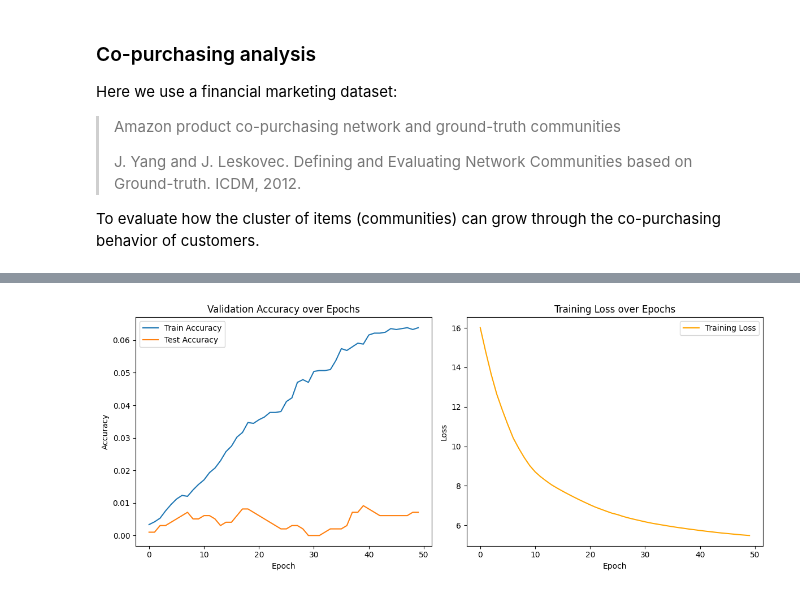
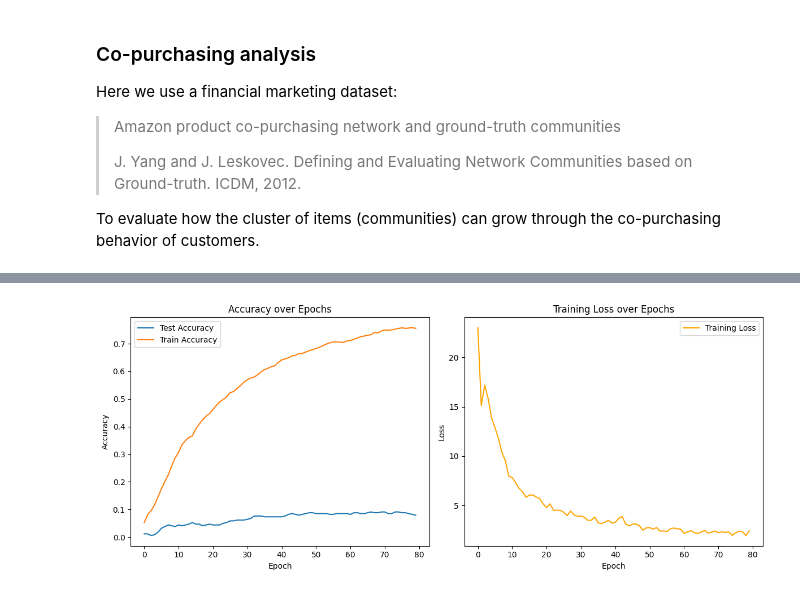
Before and after one commit to Winfred666/GCN_study, a Jupyter notebook: copurchasing_analysis.ipynb, the cells around one changed output, grey strips where cells are left out. Saved outputs shown, nothing was run; the diff lists cells and outputs as text; code cells hidden in the pictures.

```diff
--- a/copurchasing_analysis.ipynb
+++ b/copurchasing_analysis.ipynb
@@ -78,11 +75,19 @@ Feature Shape:  (334863, 16)
 from train import train_fc,train_base
 from scipy.sparse import coo_matrix
 import torch
+import numpy as np
+# read graph data
+data = np.load("data/co-purchasing/graph_data.npz",allow_pickle=True)
+labels = data['labels']
+NODES_NUM = len(labels)
+adj = coo_matrix(data['adj'].tolist(),shape=(NODES_NUM,NODES_NUM)).tocsr()
+train_mask = data['train_mask']
+test_mask = data['test_mask']
+id_list = data['id_list']
 # read the feature matrix from disk
-FEATURE_NUM = 16
+CLASS_NUM = np.max(labels)+1
+FEATURE_NUM = 2000
 torch.cuda.empty_cache()
 features_adj = np.load("data/co-purchasing/features.npy",allow_pickle=True).tolist()
-
 features_adj = coo_matrix(features_adj,shape=(NODES_NUM,FEATURE_NUM))
-
-# print("Feature Shape: ",features_adj.shape)
+print("Original ID list: ",id_list)
@@ -104,18 +130,17 @@ torch.save(base_model.state_dict(), "data/co-purchasing/base_model.pth")
 # %%
-# also use SGC here.
+# use SGC here, a better solution for large graph.
 from train import train_sgc
 # id_feature = identity_matrix = sp.identity(NODES_NUM, format='csr')
 layer_dims = [features_adj.shape[1], CLASS_NUM]
 sgc_model, train_acc_list,test_acc_list, loss_list ,predict_result = train_sgc(
     layer_dims=layer_dims,
     data=(adj, features_adj, labels, train_mask , test_mask),
-    degree = 8,
+    degree = 7,
     learning_rate= 0.01,
-    weight_decay=  5e-4,
-    self_importance= 1.0,
-    epoch_num = 50,
+    weight_decay=  9e-4,
+    self_importance= 1,
+    epoch_num = 85,
 )
-
 # save the model and the predict result to disk
 torch.save(sgc_model.state_dict(), "data/co-purchasing/sgc_model.pth")
 np.save("data/co-purchasing/sgc_predict_result.npy",predict_result)
@@ -122,28 +165 @@ np.save("data/co-purchasing/sgc_predict_result.npy",predict_result)
-# %%
-import matplotlib.pyplot as plt
-
-# 绘制验证准确率曲线
-plt.figure(figsize=(12, 5))
-
-plt.subplot(1, 2, 1)
-plt.plot(train_acc_list, label='Train Accuracy')
-plt.plot(test_acc_list, label='Test Accuracy')
-
-plt.xlabel('Epoch')
-plt.ylabel('Accuracy')
-plt.title('Validation Accuracy over Epochs')
-plt.legend() #加图例
-
-# 绘制损失值曲线
-plt.subplot(1, 2, 2)
-plt.plot(loss_list, label='Training Loss', color='orange')
-plt.xlabel('Epoch')
-plt.ylabel('Loss')
-plt.title('Training Loss over Epochs')
-plt.legend()
-
-plt.tight_layout() #调整子图布局
-plt.show()
-# %% [output]
-[figure, old version]
 # %%
@@ -183 +167,7 @@ def plot_cluster(node_embeddings_2d,labels):
 node_embeddings_2d = None
+# %%
+import matplotlib.pyplot as plt
+# 绘制验证准确率曲线
+plot_acc_loss(test_acc_list, train_acc_list, loss_list)
+# %% [output]
+[figure, new version]
```
Also changed, not shown: parts of 9 cells of this notebook, 10 other files.
